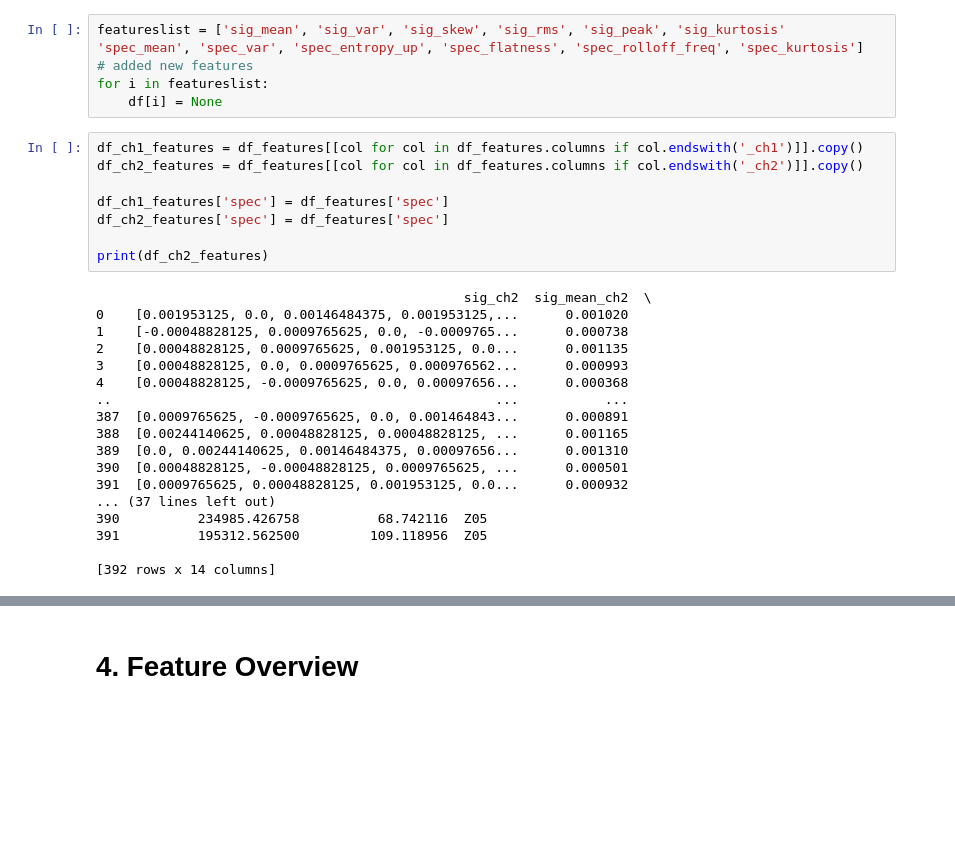
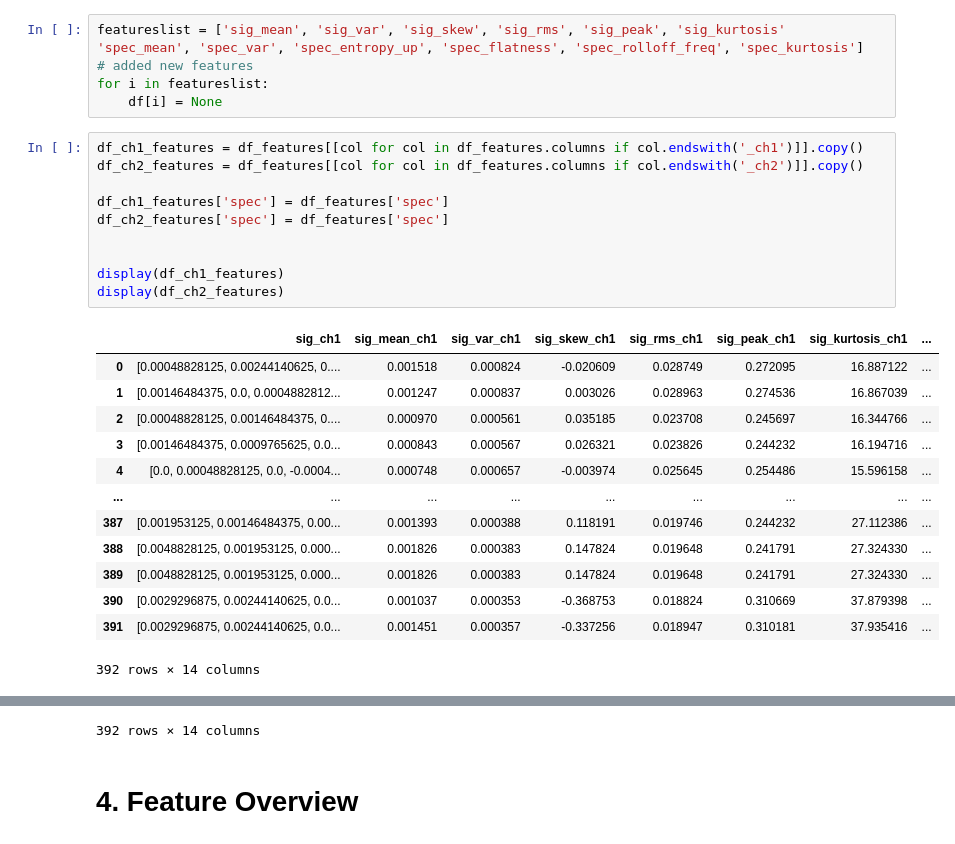
Before and after one commit to DmiPy/AI-in-material-diagnostics, a Jupyter notebook: SeminarAssignment3/main.ipynb, the cells around one changed output, grey strips where cells are left out. Saved outputs shown, nothing was run; the diff lists cells and outputs as text; blank space fills up the shorter version.

```diff
--- a/SeminarAssignment3/main.ipynb
+++ b/SeminarAssignment3/main.ipynb
@@ -257,26 +271,24 @@ for i in featureslist:
 # %%
 df_ch1_features = df_features[[col for col in df_features.columns if col.endswith('_ch1')]].copy()
 df_ch2_features = df_features[[col for col in df_features.columns if col.endswith('_ch2')]].copy()
 
 df_ch1_features['spec'] = df_features['spec']
 df_ch2_features['spec'] = df_features['spec']
 
-print(df_ch2_features)
+
+display(df_ch1_features)
+display(df_ch2_features)
 # %% [output]
+|  | sig_ch1 | sig_mean_ch1 | sig_var_ch1 | sig_skew_ch1 | sig_rms_ch1 | sig_peak_ch1 | sig_kurtosis_ch1 | ... |
+| 0 | [0.00048828125, 0.00244140625, 0.... | 0.001518 | 0.000824 | -0.020609 | 0.028749 | 0.272095 | 16.887122 | ... |
+| 1 | [0.00146484375, 0.0, 0.0004882812... | 0.001247 | 0.000837 | 0.003026 | 0.028963 | 0.274536 | 16.867039 | ... |
+| 2 | [0.00048828125, 0.00146484375, 0.... | 0.000970 | 0.000561 | 0.035185 | 0.023708 | 0.245697 | 16.344766 | ... |
+| 3 | [0.00146484375, 0.0009765625, 0.0... | 0.000843 | 0.000567 | 0.026321 | 0.023826 | 0.244232 | 16.194716 | ... |
+| 4 | [0.0, 0.00048828125, 0.0, -0.0004... | 0.000748 | 0.000657 | -0.003974 | 0.025645 | 0.254486 | 15.596158 | ... |
+| ... | ... | ... | ... | ... | ... | ... | ... | ... |
+| 387 | [0.001953125, 0.00146484375, 0.00... | 0.001393 | 0.000388 | 0.118191 | 0.019746 | 0.244232 | 27.112386 | ... |
+| 388 | [0.0048828125, 0.001953125, 0.000... | 0.001826 | 0.000383 | 0.147824 | 0.019648 | 0.241791 | 27.324330 | ... |
+| 389 | [0.0048828125, 0.001953125, 0.000... | 0.001826 | 0.000383 | 0.147824 | 0.019648 | 0.241791 | 27.324330 | ... |
+| 390 | [0.0029296875, 0.00244140625, 0.0... | 0.001037 | 0.000353 | -0.368753 | 0.018824 | 0.310669 | 37.879398 | ... |
+| 391 | [0.0029296875, 0.00244140625, 0.0... | 0.001451 | 0.000357 | -0.337256 | 0.018947 | 0.310181 | 37.935416 | ... |
-                                               sig_ch2  sig_mean_ch2  \
-0    [0.001953125, 0.0, 0.00146484375, 0.001953125,...      0.001020
-1    [-0.00048828125, 0.0009765625, 0.0, -0.0009765...      0.000738
-2    [0.00048828125, 0.0009765625, 0.001953125, 0.0...      0.001135
-3    [0.00048828125, 0.0, 0.0009765625, 0.000976562...      0.000993
-4    [0.00048828125, -0.0009765625, 0.0, 0.00097656...      0.000368
-..                                                 ...           ...
-387  [0.0009765625, -0.0009765625, 0.0, 0.001464843...      0.000891
-388  [0.00244140625, 0.00048828125, 0.00048828125, ...      0.001165
-389  [0.0, 0.00244140625, 0.00146484375, 0.00097656...      0.001310
-390  [0.00048828125, -0.00048828125, 0.0009765625, ...      0.000501
-391  [0.0009765625, 0.00048828125, 0.001953125, 0.0...      0.000932
-... (37 lines left out)
-390          234985.426758          68.742116  Z05
-391          195312.562500         109.118956  Z05
-
-[392 rows x 14 columns]
+392 rows × 14 columns
@@ -283,3 +307,4 @@ print(df_ch2_features)
+392 rows × 14 columns
 # %% [markdown]
 # 4. Feature Overview
 # %% [markdown]
```
Also changed, not shown: parts of 14 cells of this notebook.
